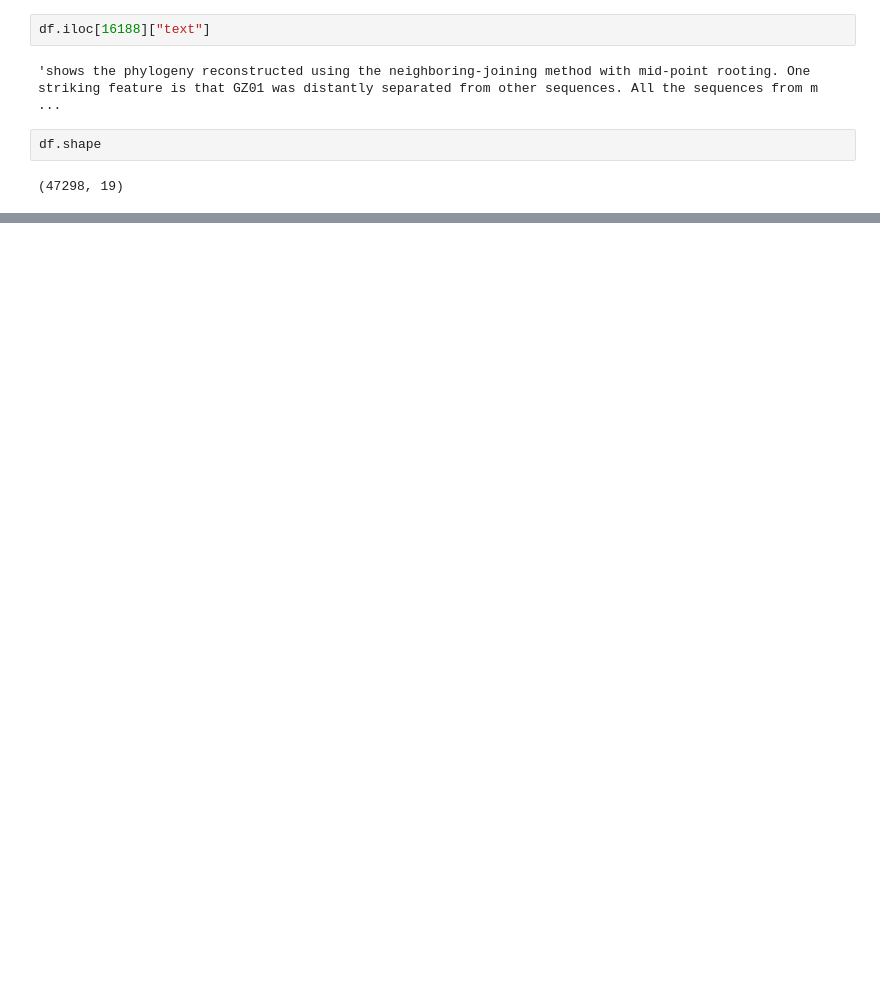
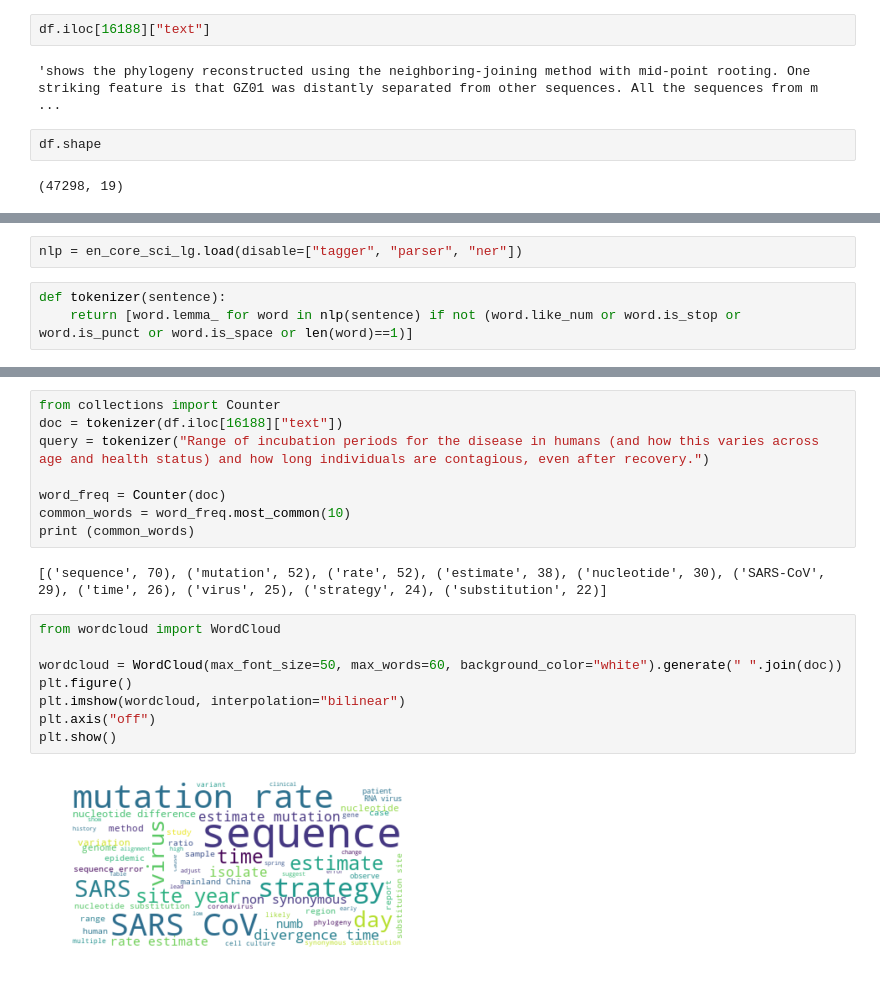
Before and after one commit to tssaini/COVID-19-challenge, a Jupyter notebook: Covid19 challenge.ipynb, the cells around one changed output, grey strips where cells are left out. Drawn from its saved outputs; the diff is of its cells as text; blank space fills up the shorter version.

Commit message:
tokenizer and word cloud added

```diff
--- a/Covid19 challenge.ipynb
+++ b/Covid19 challenge.ipynb
@@ -67,0 +74,5 @@ df.shape
+# %%
+nlp = en_core_sci_lg.load(disable=["tagger", "parser", "ner"])
+# %%
+def tokenizer(sentence):
+    return [word.lemma_ for word in nlp(sentence) if not (word.like_num or word.is_stop or word.is_punct or word.is_space or len(word)==1)]
@@ -67,0 +97,20 @@ df.shape
+# %%
+from collections import Counter
+doc = tokenizer(df.iloc[16188]["text"])
+query = tokenizer("Range of incubation periods for the disease in humans (and how this varies across age and health status) and how long individuals are contagious, even after recovery.")
+
+word_freq = Counter(doc)
+common_words = word_freq.most_common(10)
+print (common_words)
+# %% [output]
+[('sequence', 70), ('mutation', 52), ('rate', 52), ('estimate', 38), ('nucleotide', 30), ('SARS-CoV', 29), ('time', 26), ('virus', 25), ('strategy', 24), ('substitution', 22)]
+# %%
+from wordcloud import WordCloud
+
+wordcloud = WordCloud(max_font_size=50, max_words=60, background_color="white").generate(" ".join(doc))
+plt.figure()
+plt.imshow(wordcloud, interpolation="bilinear")
+plt.axis("off")
+plt.show()
+# %% [output]
+[figure, added]
```
Also changed, not shown: parts of 3 cells of this notebook.
